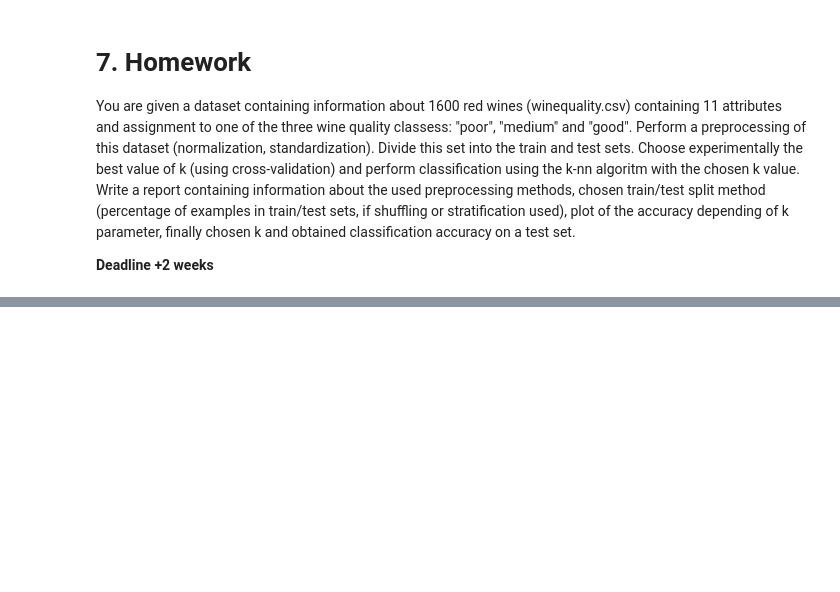
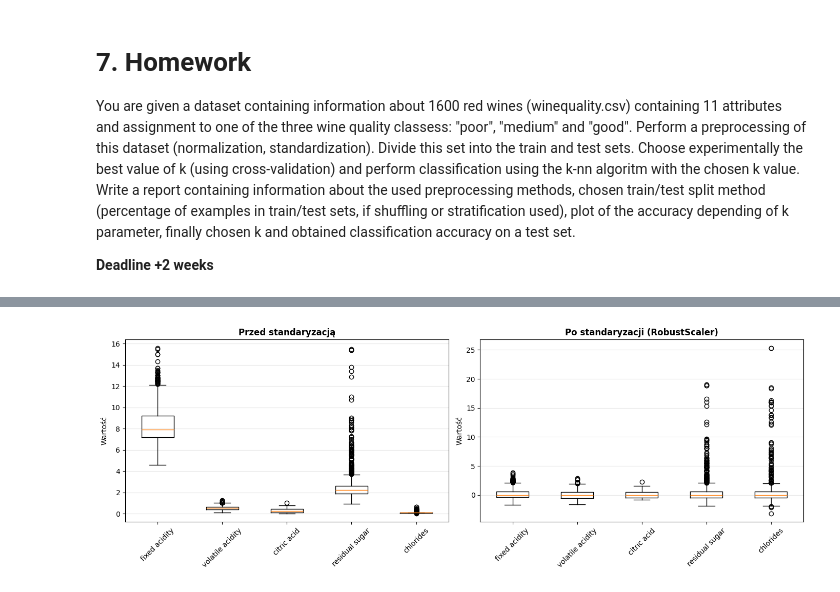
Before and after one commit to Michaszek224/wprowadzeniedosiecineuronowych, a Jupyter notebook: ml4/Exercices_knn.ipynb, the cells around one changed output, grey strips where cells are left out. Saved outputs shown, nothing was run; the diff lists cells and outputs as text; code cells hidden in the pictures; blank space fills up the shorter version.

```diff
--- a/ml4/Exercices_knn.ipynb
+++ b/ml4/Exercices_knn.ipynb
@@ -171,0 +325,12 @@ You are given a dataset containing information about 1600 red wines (winequality
+# %%
+X_train, X_test, y_train, y_test = train_test_split(
+    X, y,
+    test_size=0.2,
+    random_state=42,
+    stratify=y
+)
+
+print(f"\nRozkład klas w zbiorze treningowym:")
+print(y_train.value_counts(normalize=True).sort_index())
+print(f"\nRozkład klas w zbiorze testowym:")
+print(y_test.value_counts(normalize=True).sort_index())
@@ -171,0 +388,24 @@ You are given a dataset containing information about 1600 red wines (winequality
+# %%
+X_train_scaled = best_scaler.fit_transform(X_train)
+X_test_scaled = best_scaler.transform(X_test)
+
+fig, axes = plt.subplots(1, 2, figsize=(14, 5))
+
+axes[0].boxplot([X_train.iloc[:, i] for i in range(min(5, X_train.shape[1]))],
+                labels=X_train.columns[:5])
+axes[0].set_title('Przed standaryzacją', fontsize=12, fontweight='bold')
+axes[0].set_ylabel('Wartość', fontsize=10)
+axes[0].tick_params(axis='x', rotation=45)
+axes[0].grid(axis='y', alpha=0.3)
+
+axes[1].boxplot([X_train_scaled[:, i] for i in range(min(5, X_train.shape[1]))],
+                labels=X_train.columns[:5])
+axes[1].set_title(f'Po standaryzacji ({best_scaler_name})', fontsize=12, fontweight='bold')
+axes[1].set_ylabel('Wartość', fontsize=10)
+axes[1].tick_params(axis='x', rotation=45)
+axes[1].grid(axis='y', alpha=0.3)
+
+plt.tight_layout()
+plt.show()
+# %% [output]
+[figure, added]
```
Also changed, not shown: parts of 14 cells of this notebook, 4 other files.
